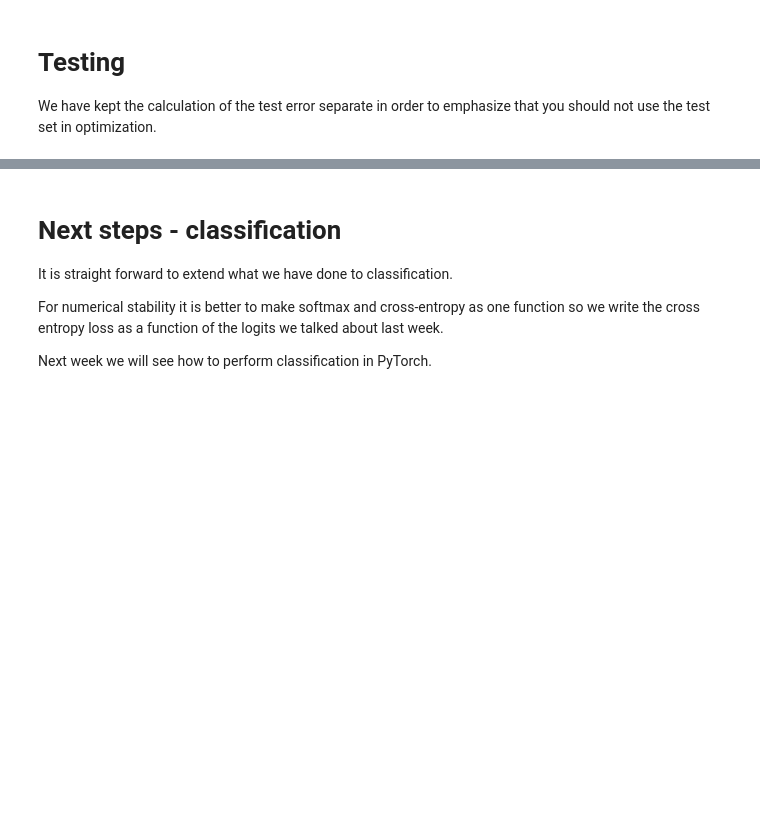
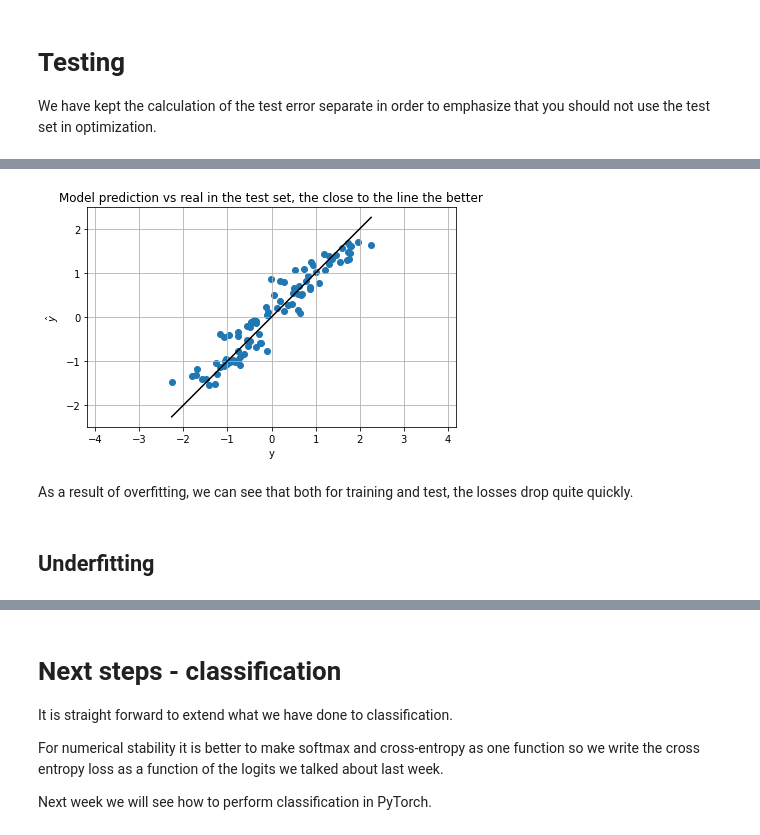
Before and after one commit to mikk5829/02456-deep-learning-with-PyTorch, a Jupyter notebook: 2_Feedforward_Python/2.1-EXE-FNN-AutoDif-Nanograd.ipynb, the cells around one changed output, grey strips where cells are left out. Saved outputs shown, nothing was run; the diff lists cells and outputs as text; code cells hidden in the pictures; blank space fills up the shorter version.

```diff
--- a/2_Feedforward_Python/2.1-EXE-FNN-AutoDif-Nanograd.ipynb
+++ b/2_Feedforward_Python/2.1-EXE-FNN-AutoDif-Nanograd.ipynb
@@ -782,0 +951,16 @@ _Insert written answer here._
+# %%
+output_test = forward(x_test, NN)
+y_test_np = Var_to_nparray(y_test)
+plt.scatter(y_test_np, Var_to_nparray(output_test));
+plt.plot([np.min(y_test_np), np.max(y_test_np)], [np.min(y_test_np), np.max(y_test_np)], color='k');
+plt.xlabel("y");
+plt.ylabel("$\hat{y}$");
+plt.title("Model prediction vs real in the test set, the close to the line the better")
+plt.grid(True);
+plt.axis('equal');
+plt.tight_layout();
+
+Loss_test = squared_loss(y_test, forward(x_test, NN))
+
+print("Test loss:  {:4.3f}".format(Loss_test.v))
+# %% [output]
@@ -782,0 +968,5 @@ _Insert written answer here._
+[figure, added]
+# %% [markdown]
+As a result of overfitting, we can see that both for training and test, the losses drop quite quickly.
+# %% [markdown]
+## Underfitting
```
Also changed, not shown: parts of 32 cells of this notebook, 1 other file.
